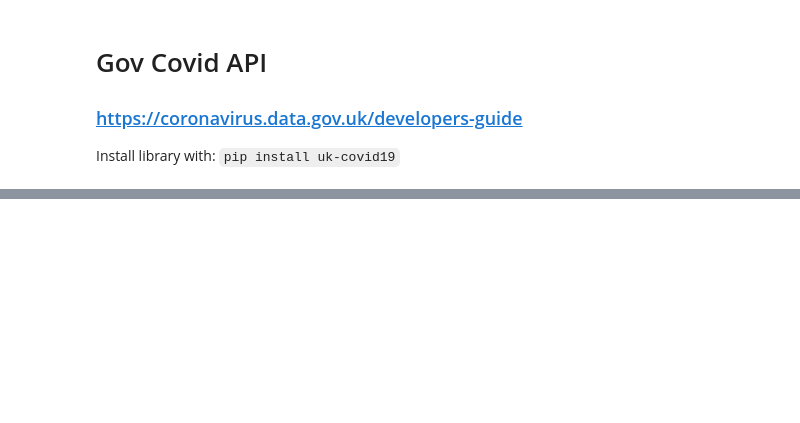
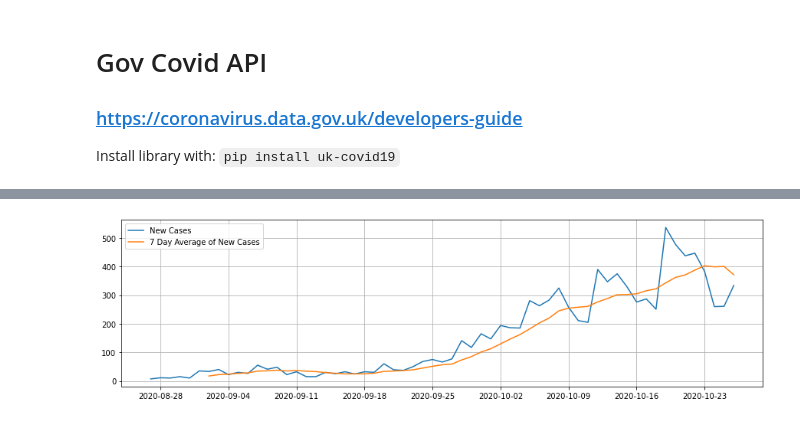
Before and after one commit to bcdobbs/Covid19, a Jupyter notebook: RushcliffeCV19Data.ipynb, the cells around one changed output, grey strips where cells are left out. Saved outputs shown, nothing was run; the diff lists cells and outputs as text; code cells hidden in the pictures; blank space fills up the shorter version.

Commit message:
Graphs showing 7 day rolling average.

```diff
--- a/RushcliffeCV19Data.ipynb
+++ b/RushcliffeCV19Data.ipynb
@@ -97,0 +40,12 @@ df.plot(figsize=(15,4), x="date", y="cumDeathsByDeathDate", kind="line")
+# %%
+earliestDate = date.today() - timedelta(days=62)
+earliestDate = earliestDate.strftime('%Y-%m-%d')
+
+yesterday = date.today() - timedelta(days=1)
+yesterday = yesterday.strftime('%Y-%m-%d')
+
+df = apiResult
+
+df = df[(df["date"] >= earliestDate) & (df["date"] < yesterday)]
+
+df = df.sort_values(by="date")
@@ -97,0 +54,5 @@ df.plot(figsize=(15,4), x="date", y="cumDeathsByDeathDate", kind="line")
+# %%
+df['newCases_SMA_7'] = df["newCases"].rolling(window=7).mean()
+df['newDeaths_SMA_7'] = df["newDeaths"].rolling(window=7).mean()
+
+df.head(8)
@@ -97,0 +69,18 @@ df.plot(figsize=(15,4), x="date", y="cumDeathsByDeathDate", kind="line")
+# %%
+plt.figure(figsize=[15,4])
+plt.grid(True)
+
+ax = plt.gca()
+locator = mdates.DayLocator(interval = 7)
+ax.xaxis.set_major_locator(locator)
+
+plt.xlabel = "Date"
+plt.ylabel = "Cases"
+
+plt.plot(df["date"], df["newCases"], label="New Cases")
+plt.plot(df["date"], df["newCases_SMA_7"], label="7 Day Average of New Cases")
+plt.legend(loc=2)
+
+plt.show()
+# %% [output]
+[figure, added]
```
Also changed, not shown: parts of 11 cells of this notebook.
